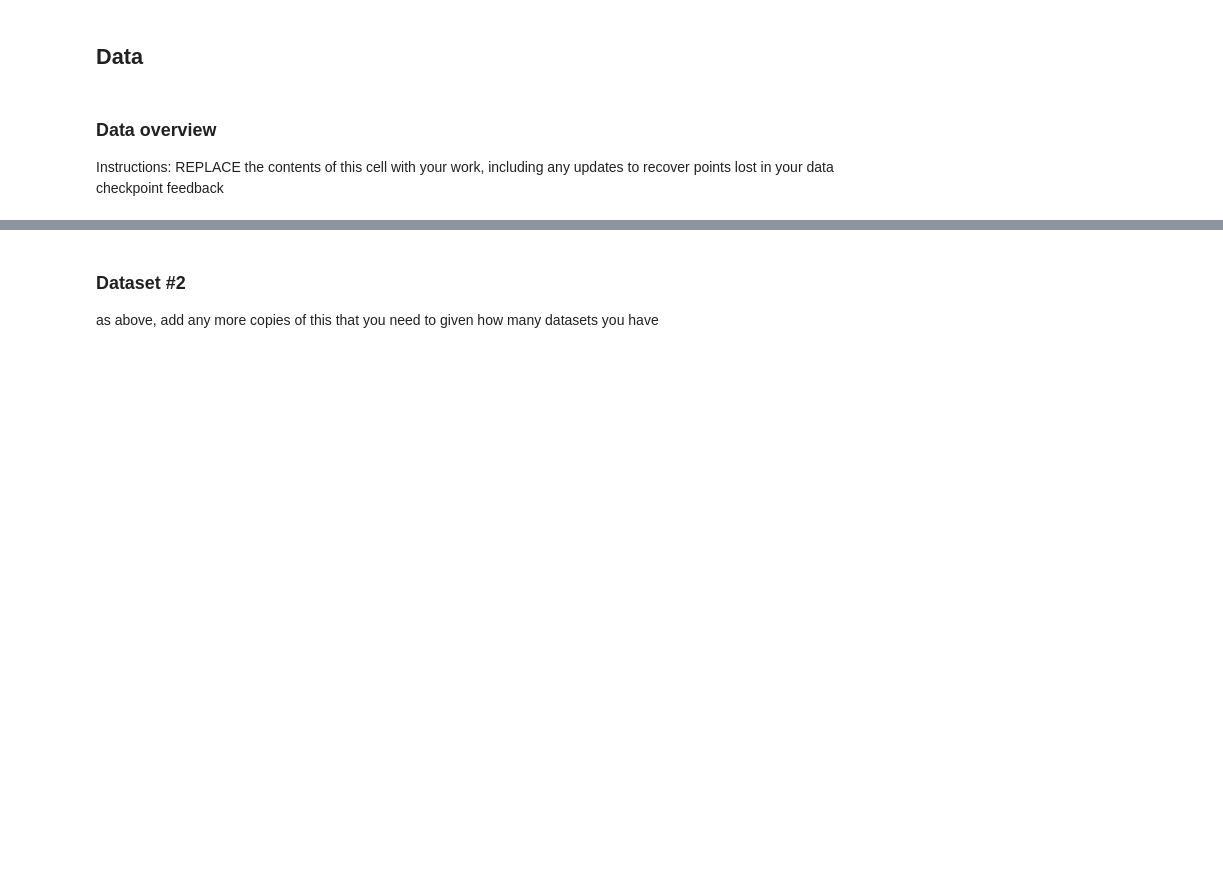
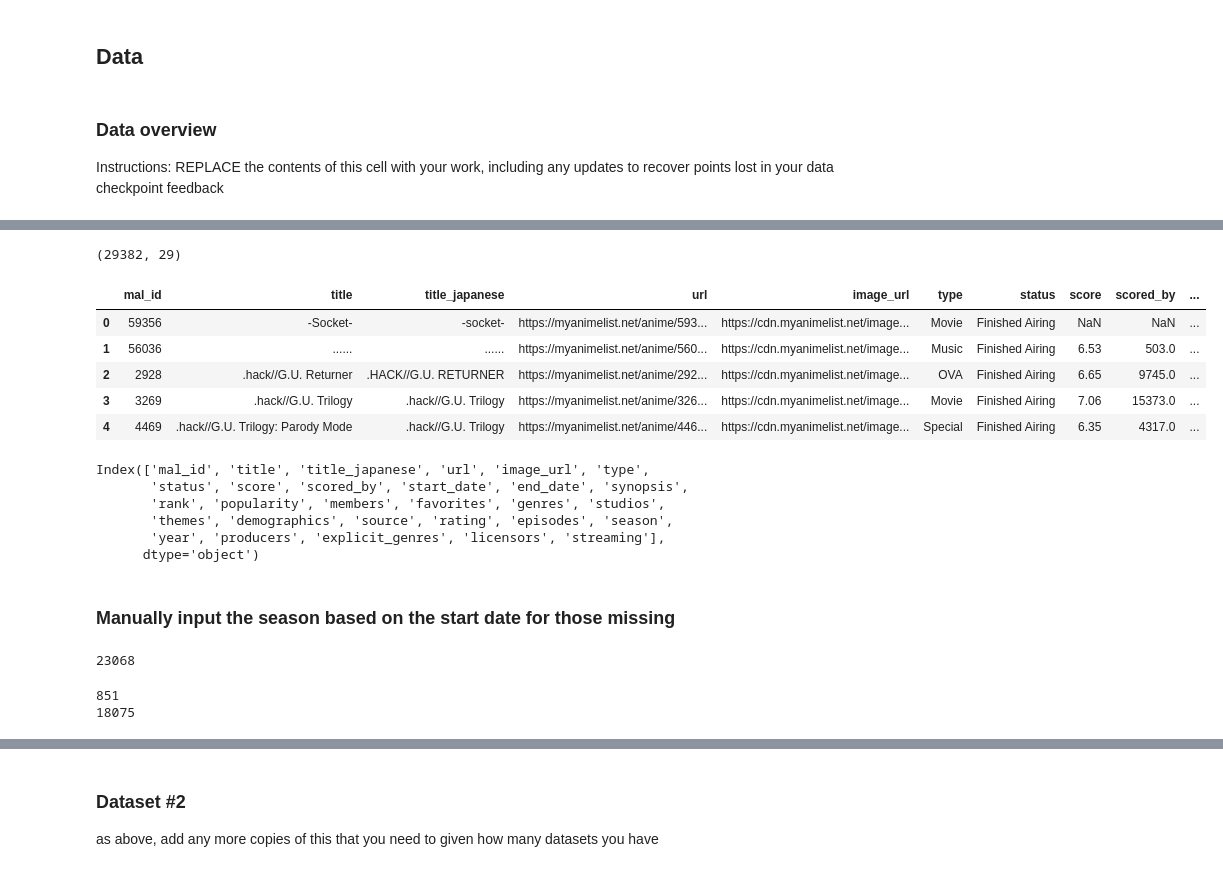
Before and after one commit to COGS108/Group139_WI26, a Jupyter notebook: 02-EDACheckpoint.ipynb, the cells around one changed output, grey strips where cells are left out. Cells and saved outputs as stored; diff of their text form; code cells hidden in the pictures; blank space fills up the shorter version.

```diff
--- a/02-EDACheckpoint.ipynb
+++ b/02-EDACheckpoint.ipynb
@@ -95,3 +137,36 @@ Instructions: REPLACE the contents of this cell and the one below with your work
 # %%
 ## YOUR CODE TO LOAD/CLEAN/TIDY/WRANGLE THE DATA GOES HERE
 ## FEEL FREE TO ADD MULTIPLE CELLS PER SECTION
+anime2026_df = pd.read_csv("data/00-raw/anime_extended_winter2026.csv")
+print(anime2026_df.shape)
+anime2026_df.head()
+# %% [output]
+(29382, 29)
+|  | mal_id | title | title_japanese | url | image_url | type | status | score | scored_by | ... |
+| 0 | 59356 | -Socket- | -socket- | https://myanimelist.net/anime/593... | https://cdn.myanimelist.net/image... | Movie | Finished Airing | NaN | NaN | ... |
+| 1 | 56036 | ...... | ...... | https://myanimelist.net/anime/560... | https://cdn.myanimelist.net/image... | Music | Finished Airing | 6.53 | 503.0 | ... |
+| 2 | 2928 | .hack//G.U. Returner | .HACK//G.U. RETURNER | https://myanimelist.net/anime/292... | https://cdn.myanimelist.net/image... | OVA | Finished Airing | 6.65 | 9745.0 | ... |
+| 3 | 3269 | .hack//G.U. Trilogy | .hack//G.U. Trilogy | https://myanimelist.net/anime/326... | https://cdn.myanimelist.net/image... | Movie | Finished Airing | 7.06 | 15373.0 | ... |
+| 4 | 4469 | .hack//G.U. Trilogy: Parody Mode | .hack//G.U. Trilogy | https://myanimelist.net/anime/446... | https://cdn.myanimelist.net/image... | Special | Finished Airing | 6.35 | 4317.0 | ... |
+# %%
+anime2026_df.columns
+# %% [output]
+Index(['mal_id', 'title', 'title_japanese', 'url', 'image_url', 'type',
+       'status', 'score', 'scored_by', 'start_date', 'end_date', 'synopsis',
+       'rank', 'popularity', 'members', 'favorites', 'genres', 'studios',
+       'themes', 'demographics', 'source', 'rating', 'episodes', 'season',
+       'year', 'producers', 'explicit_genres', 'licensors', 'streaming'],
+      dtype='object')
+# %% [markdown]
+### Manually input the season based on the start date for those missing
+# %%
+anime2026_df['season'].isna().sum()
+# %% [output]
+23068
+# %%
+# end_date is not as helpful as there are too many missing
+print(anime2026_df['start_date'].isna().sum())
+print(anime2026_df['end_date'].isna().sum())
+# %% [output]
+851
+18075
```
Also changed, not shown: parts of 29 cells of this notebook, 9 other files.
